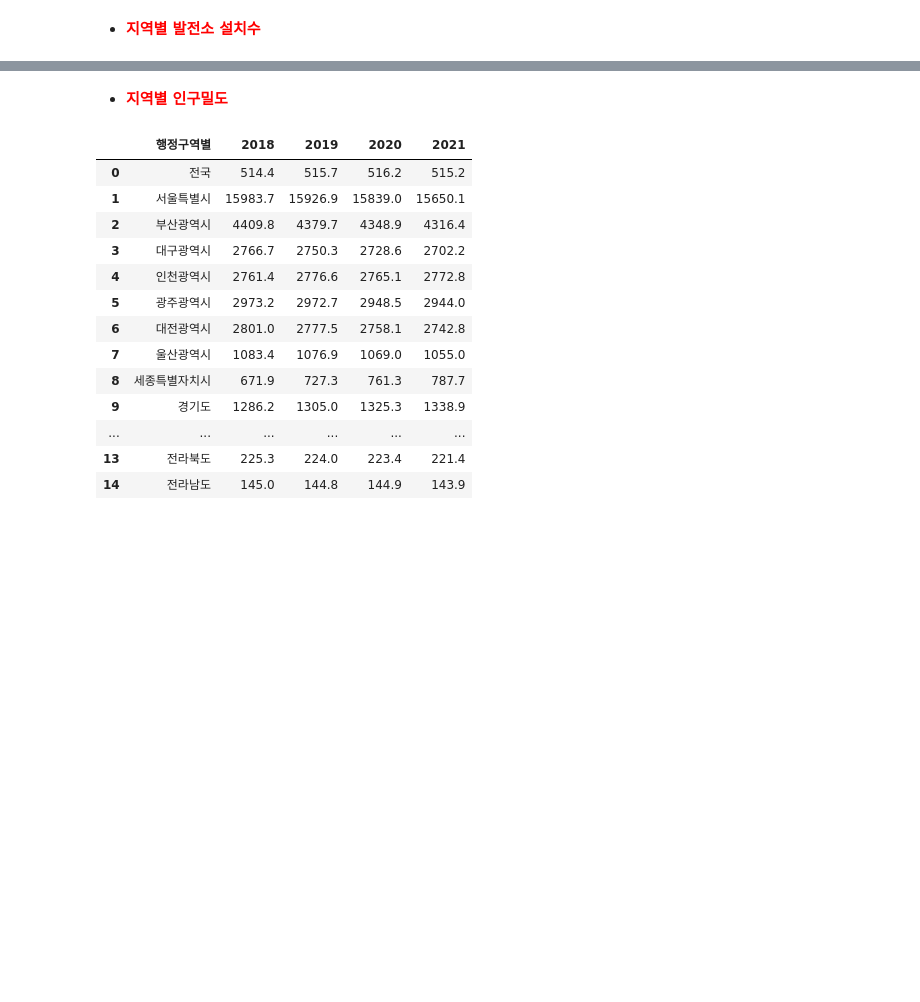
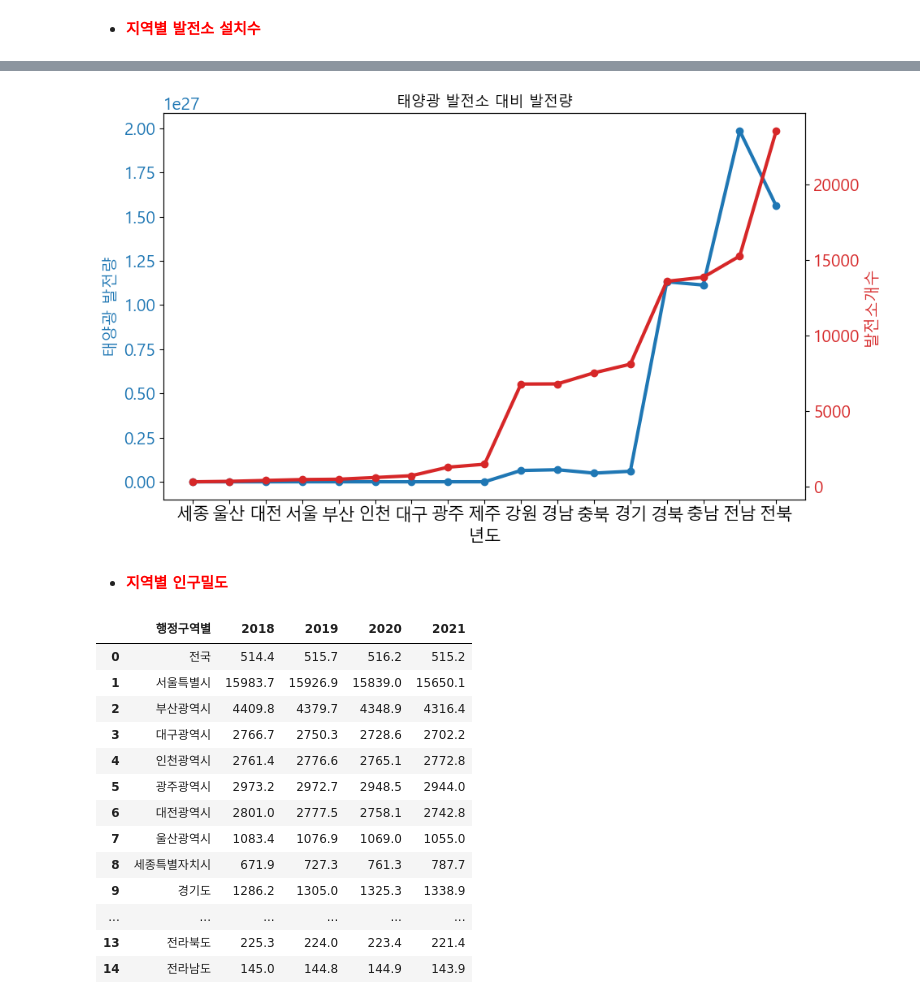
Before and after one commit to iiiiin/KEPCO-Digital-Bootcamp_sprint-1, a Jupyter notebook: Untitled-1.ipynb, the cells around one changed output, grey strips where cells are left out. Drawn from its saved outputs; the diff is of its cells as text; code cells hidden in the pictures; blank space fills up the shorter version.

```diff
--- a/Untitled-1.ipynb
+++ b/Untitled-1.ipynb
@@ -348,3 +496,27 @@ map
+# %%
+d = result.set_index('지역')
+d = d.sort_values(by='발전소개수')
+# %%
+#스케일이 다른 2개 그리기, 스케일이 작은 값의 시각화가 의미가 없기 때문
+fig, ax1 = plt.subplots(figsize=(10,6))
+color_1 = 'tab:blue'
+ax1.set_title('태양광 발전소 대비 발전량', fontsize=13)
+ax1.set_xlabel('년도')
+ax1.set_ylabel('태양광 발전량', fontsize=14, color=color_1)
+ax1.plot(d.index, d.발전량, marker='o', color=color_1,linewidth=3)
+ax1.tick_params(axis='y', labelcolor=color_1)
+
+# right side with different scale
+ax2 = ax1.twinx() # instantiate a second axes that shares the same x-axis
+color_2 = 'tab:red'
+ax2.set_ylabel('발전소개수', fontsize=14, color=color_2)
+ax2.plot(d.index, d.발전소개수, marker='o', color=color_2,linewidth=3)
+ax2.tick_params(axis='y', labelcolor=color_2)
+
+fig.tight_layout()
+plt.show()
+# %% [output]
+[figure, added]
 # %% [markdown]
 - <span style='color:red'><b>지역별 인구밀도</b></span>
 # %%
```
Also changed, not shown: parts of 18 cells of this notebook, 23 other files.
